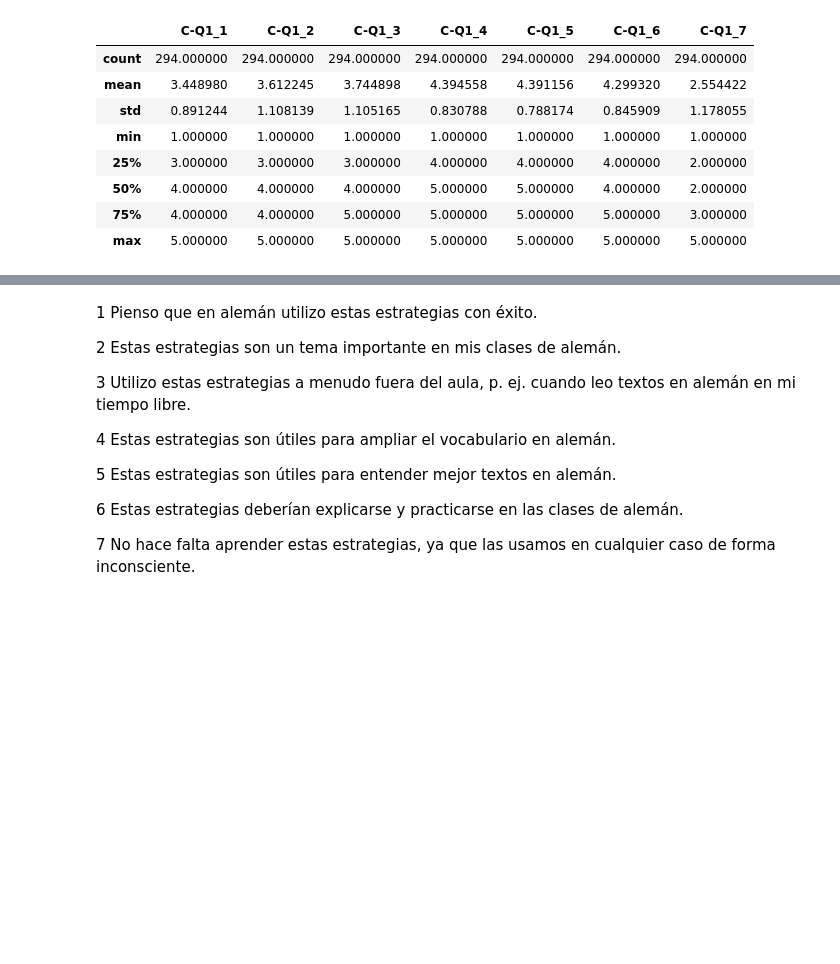
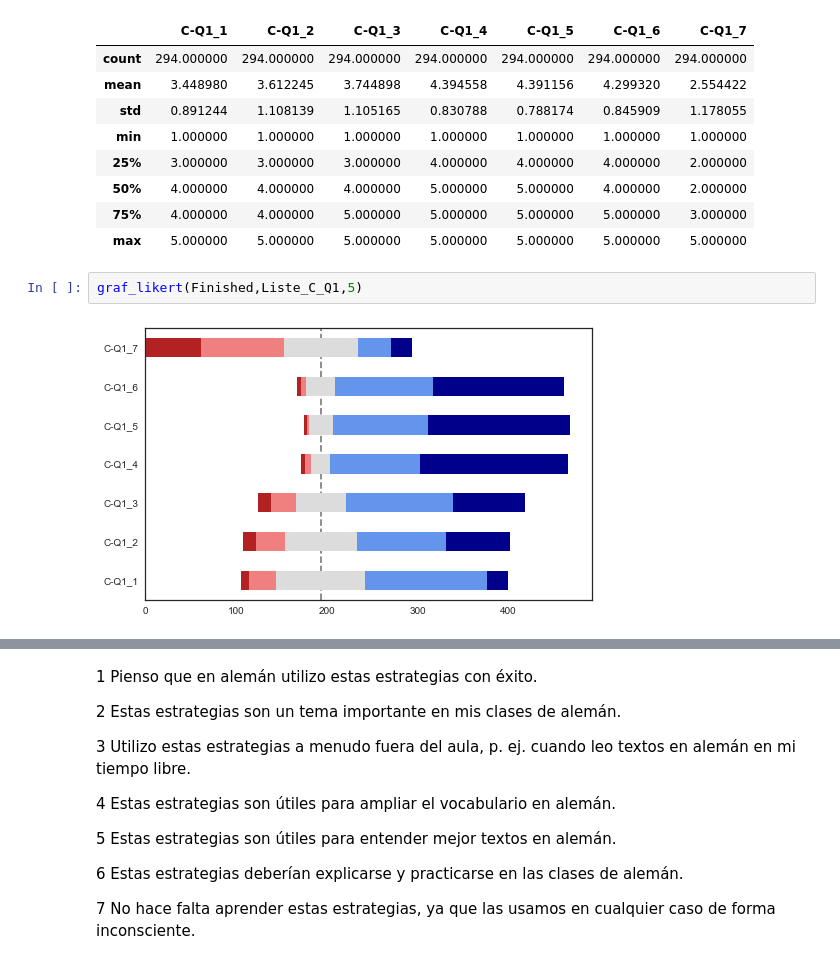
Before and after one commit to martinakienberger/Dissertation_LIS, a Jupyter notebook: Datenanalyse_Hauptstudie.ipynb, the cells around one changed output, grey strips where cells are left out. Drawn from its saved outputs; the diff is of its cells as text; blank space fills up the shorter version.

```diff
--- a/Datenanalyse_Hauptstudie.ipynb
+++ b/Datenanalyse_Hauptstudie.ipynb
@@ -754,6 +777,10 @@ Finished[Liste_C_Q1].describe()
 | 50% | 4.000000 | 4.000000 | 4.000000 | 5.000000 | 5.000000 | 4.000000 | 2.000000 |
 | 75% | 4.000000 | 4.000000 | 5.000000 | 5.000000 | 5.000000 | 5.000000 | 3.000000 |
 | max | 5.000000 | 5.000000 | 5.000000 | 5.000000 | 5.000000 | 5.000000 | 5.000000 |
+# %%
+graf_likert(Finished,Liste_C_Q1,5)
+# %% [output]
+[figure, added]
 # %%
 graf_hist(Finished,Liste_C_Q1,16,12,3,4)
 # %% [output]
```
Also changed, not shown: parts of 84 cells of this notebook, 3 other files.
